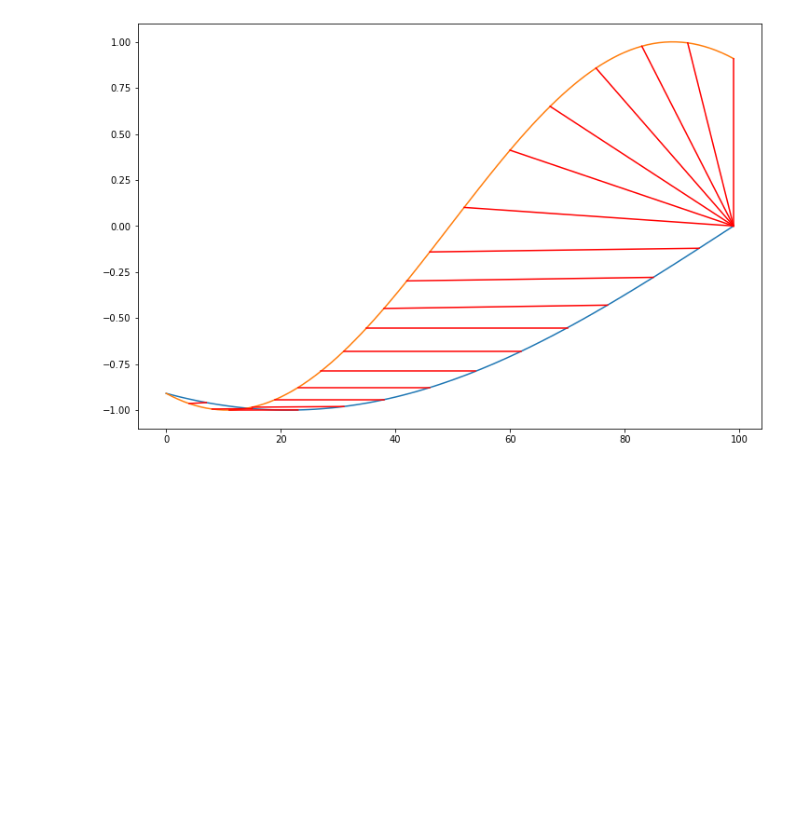
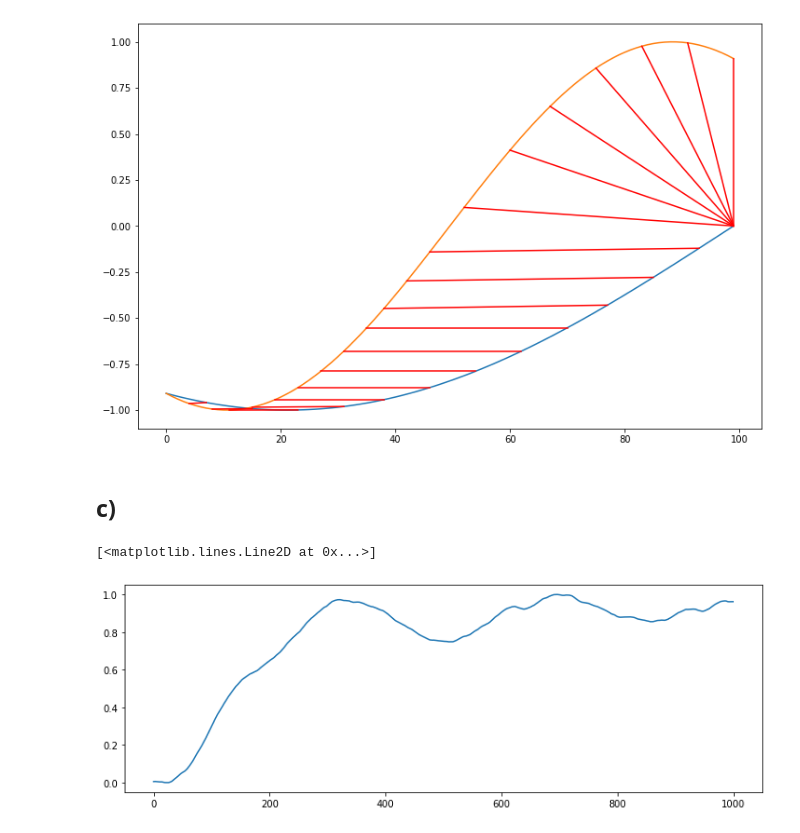
Before and after one commit to AdrianUrbanski/ADM, a Jupyter notebook: lista2.ipynb, the cells around one changed output. Drawn from its saved outputs; the diff is of its cells as text; code cells hidden in the pictures; blank space fills up the shorter version.

```diff
--- a/lista2.ipynb
+++ b/lista2.ipynb
@@ -74,3 +84,16 @@ for p1, p2 in matches[np.linspace(0, len(matches)-1, num=20, endpoint=True, dtyp
     plt.plot((p1, p2), (s[p1], t[p2]), 'r-')
 # %% [output]
 [figure]
+# %% [markdown]
+## c)
+# %%
+def generate_time_series(starting_point=0, len=1000, alpha=0.995):
+    s = np.empty(len, dtype=float)
+    s[0] = starting_point
+    momentum = 0
+    for pos in range(1, len):
+        momentum = alpha*momentum + np.random.normal(0, 1)
+        s[pos] = s[pos-1] + momentum
+    s -= np.min(s)
+    s /= np.max(s)
+    return s
@@ -76,0 +105,7 @@ for p1, p2 in matches[np.linspace(0, len(matches)-1, num=20, endpoint=True, dtyp
+# %%
+plt.figure(figsize=(12,4))
+base_time_series = generate_time_series()
+plt.plot(base_time_series)
+# %% [output]
+[<matplotlib.lines.Line2D at 0x...>]
+[figure, added]
```
Also changed, not shown: parts of 10 cells of this notebook.
